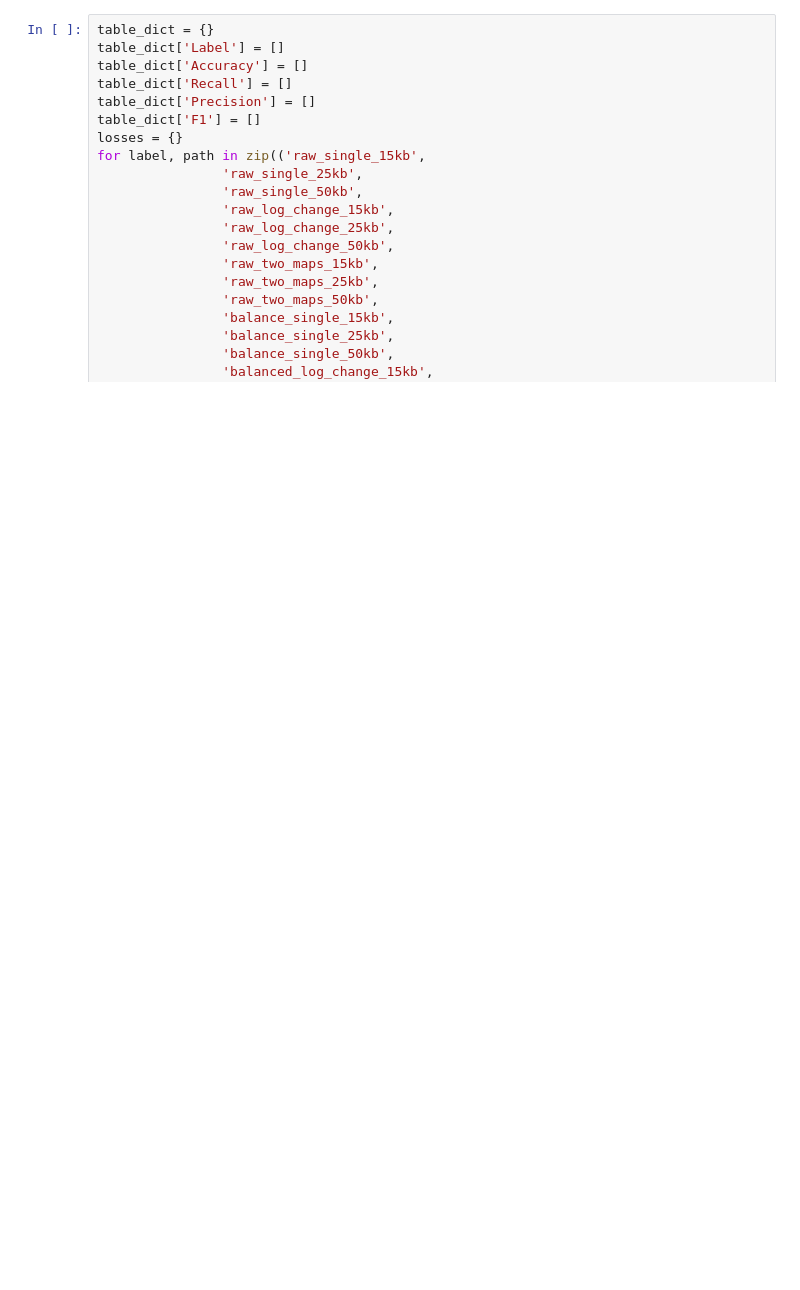
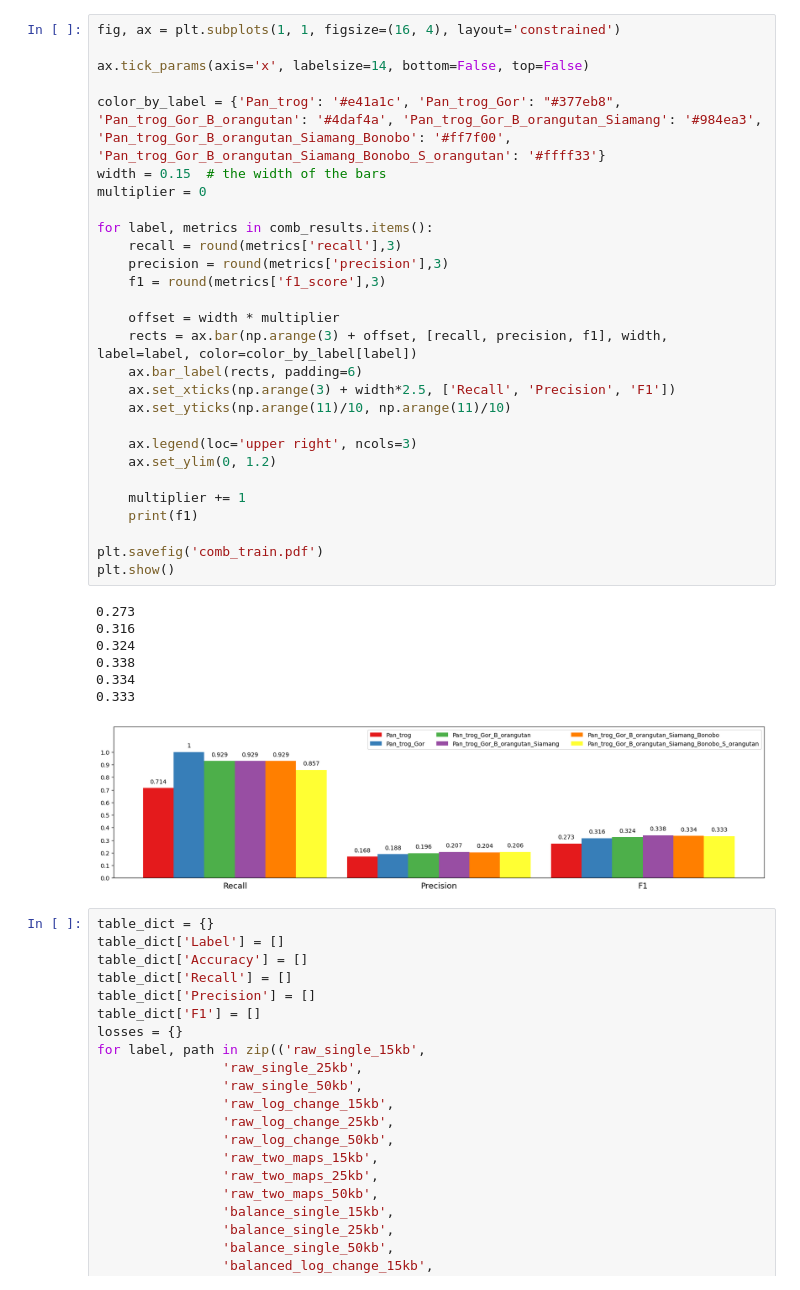
Before and after one commit to Dv1t/HICT_Patterns, a Jupyter notebook: notebooks/plot_metrics.ipynb, the cells around one changed output. Drawn from its saved outputs; the diff is of its cells as text; blank space fills up the shorter version.

```diff
--- a/notebooks/plot_metrics.ipynb
+++ b/notebooks/plot_metrics.ipynb
@@ -7,3 +419,39 @@ local_path = 'D:/Study/HICT/HICT_Patterns/'
+# %%
+fig, ax = plt.subplots(1, 1, figsize=(16, 4), layout='constrained')
+
+ax.tick_params(axis='x', labelsize=14, bottom=False, top=False)
+
+color_by_label = {'Pan_trog': '#e41a1c', 'Pan_trog_Gor': "#377eb8", 'Pan_trog_Gor_B_orangutan': '#4daf4a', 'Pan_trog_Gor_B_orangutan_Siamang': '#984ea3', 'Pan_trog_Gor_B_orangutan_Siamang_Bonobo': '#ff7f00', 'Pan_trog_Gor_B_orangutan_Siamang_Bonobo_S_orangutan': '#ffff33'}
+width = 0.15  # the width of the bars
+multiplier = 0
+
+for label, metrics in comb_results.items():
+    recall = round(metrics['recall'],3)
+    precision = round(metrics['precision'],3)
+    f1 = round(metrics['f1_score'],3)
+
+    offset = width * multiplier
+    rects = ax.bar(np.arange(3) + offset, [recall, precision, f1], width, label=label, color=color_by_label[label])
+    ax.bar_label(rects, padding=6)
+    ax.set_xticks(np.arange(3) + width*2.5, ['Recall', 'Precision', 'F1'])
+    ax.set_yticks(np.arange(11)/10, np.arange(11)/10)
+
+    ax.legend(loc='upper right', ncols=3)
+    ax.set_ylim(0, 1.2)
+
+    multiplier += 1
+    print(f1)
+
+plt.savefig('comb_train.pdf')
+plt.show()
+# %% [output]
+0.273
+0.316
+0.324
+0.338
+0.334
+0.333
+[figure, added]
 # %%
 table_dict = {}
 table_dict['Label'] = []
```
Also changed, not shown: parts of 25 cells of this notebook.
